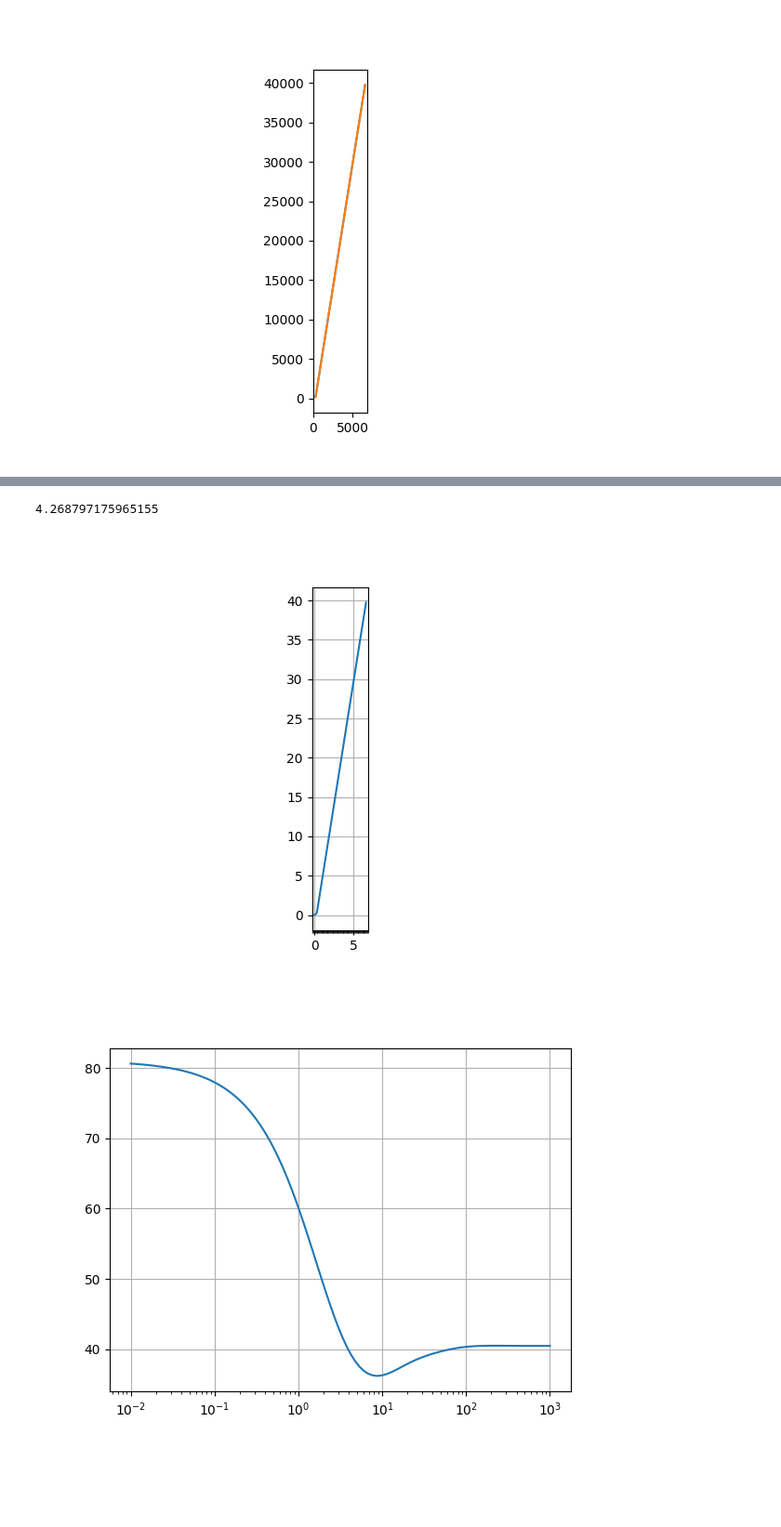
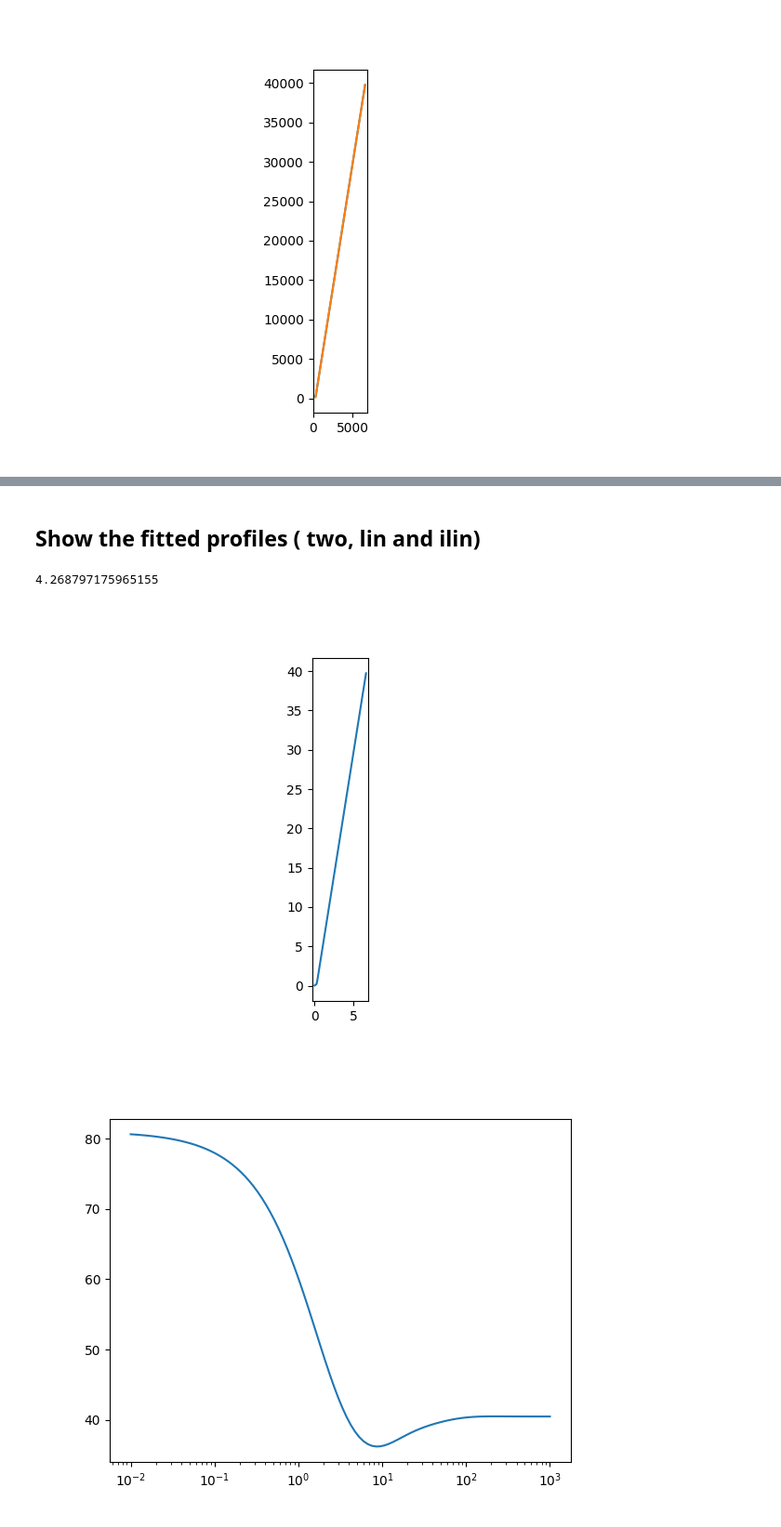
Before and after one commit to Yugal0/fitting-gen-arbitrary-eis, a Jupyter notebook: main.ipynb, the cells around one changed output, grey strips where cells are left out. Shown at 93% size. Drawn from its saved outputs; the diff is of its cells as text; code cells hidden in the pictures; blank space fills up the shorter version.

```diff
--- a/main.ipynb
+++ b/main.ipynb
@@ -117,20 +155,31 @@ for pf,idx in zip(["Two-step","Linear","Inverse Linear"],[0,1,2]):
+# %% [markdown]
+## Show the fitted profiles ( two, lin and ilin)
 # %%
-c=CustomCircuit(initial_guess=[6e-4,0.9,4,4],circuit="arbitRCPE")
-z=c.predict(frequencies=np.logspace(-2,3,100))
+Q=6e-4
+alpha=0.9
+a=4
+b=4
+param=[Q,alpha,a,b]
+c_arbit=CustomCircuit(initial_guess=param,circuit="arbitRCPE")
+# c=CustomCircuit(initial_guess=[6e-4,0.9,4,4],circuit="arbitRCPE")
+z_arbir=c_arbit.predict(frequencies=np.logspace(-2,3,100))
+
+c_two=CustomCircuit(initial_guess=,circuit=)
+
 fig, ax=plt.subplots()
 ax.plot(np.real(z)/1000,-np.imag(z)/1000)
 ax.set_aspect("equal")
-ax.xaxis.set_minor_locator(MultipleLocator(0.1))
-ax.grid(True)
+# ax.xaxis.set_minor_locator(MultipleLocator(0.1))
+# ax.grid(True)
 
 fig2, ax2=plt.subplots()
 ax2.plot(np.logspace(-2,3,100),-np.angle(z,deg=True))
 # axx.yaxis.set_minor_locator(MultipleLocator(0.5))
 ax2.set_xscale("log")
-ax2.grid(True)
+# ax2.grid(True)
 
 print(0.9*45-np.min(-np.angle(z,deg=True)))
 # %% [output]
 4.268797175965155
-[figure, old version]
+[figure, new version]
-[figure, old version]
+[figure, new version]
```
Also changed, not shown: parts of 3 cells of this notebook, 1 other file.
